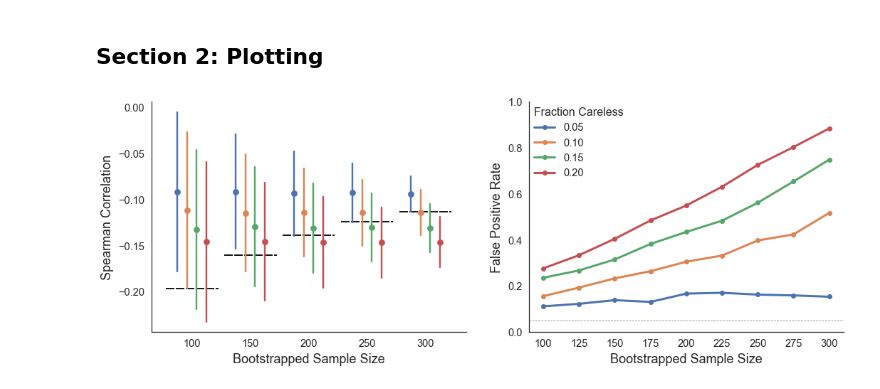
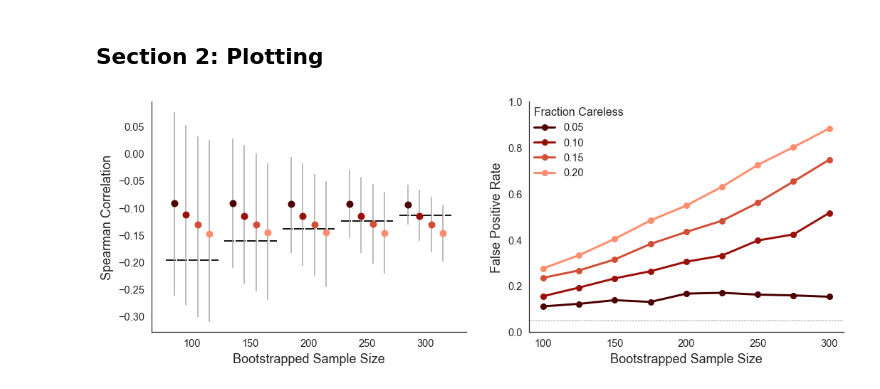
Before and after one commit to nivlab/sciops, a Jupyter notebook: analysis/results_03b.ipynb, the cells around one changed output. Drawn from its saved outputs; the diff is of its cells as text; code cells hidden in the pictures.

```diff
--- a/analysis/results_03b.ipynb
+++ b/analysis/results_03b.ipynb
@@ -83,6 +83,9 @@ for i, p in enumerate(percentiles):
 
 ## Melt DataFrame.
 data = concat(data).melt(id_vars='percentile', var_name='sample', value_name='spearman')
+
+## Convert to GroupBy table.
+gb = data.groupby(['percentile','sample']).quantile([0.025,0.5,0.975]).reset_index()
 # %% [markdown]
 ## Section 2: Plotting
 # %%
@@ -98,8 +101,8 @@ sns.set_theme('notebook', style='white', font='sans-serif', font_scale=1.33)
 
 ## Initialize canvas.
 fig, axes = plt.subplots(1,2,figsize=(15,6))
-palette = ['#cb6464','#bd3f3f','#973333','#712626']
-palette = sns.color_palette(n_colors=4).as_hex()
+# palette = sns.color_palette(n_colors=4).as_hex()
+palette = ['#4c0000','#990f0a','#d34e36','#ff8e6f']
 
 ## Define critical values.
 critical_values = 1.96 / np.sqrt(n_total - 1)
@@ -110,38 +113,51 @@ fpr = (corr.swapaxes(1,2) < -critical_values).mean(axis=0)
 #~~~~~~~~~~~~~~~~~~~~~~~~~~~~~~~~~~~~~~~~~~#
 ### Plot correlations.
 #~~~~~~~~~~~~~~~~~~~~~~~~~~~~~~~~~~~~~~~~~~#
 
-## Plot correlations values.
-sns.pointplot(x='sample', y='spearman', hue='percentile', data=data,  order=n_total[::2],
-              palette=palette, ci='sd', join=False, dodge=0.5, errwidth=2.4, ax=axes[0])
+## Iteratively plot correlations.
+for i, sample in enumerate([100,150,200,250,300]):
+
+    ## Define centers and tails.
+    mu = gb.query(f'sample=={sample} and level_2 == 0.5').spearman.values
+    lb = mu - gb.query(f'sample=={sample} and level_2 == 0.025').spearman.values
+    ub = gb.query(f'sample=={sample} and level_2 == 0.975').spearman.values - mu
+
+    ## Define x-axis.
+    X = i + np.array([-0.3,-0.1,0.1,0.3])
+
+    ## Plot estimates.
+    for x, y, y1, y2, color in zip(X, mu, lb, ub, palette):
+        axes[0].errorbar(x, y, fmt='o', yerr=np.stack([[y1,y2]], axis=1), markersize=9,
+                         color=color, ecolor='0.65')
 
 ## Add critical values.
 for i, y in enumerate(critical_values[::2]):
-    axes[0].plot([i-0.45,i+0.45], [-y,-y], color='0.1', lw=2, linestyle=(0, (6, 1)), zorder=-1)
+    axes[0].plot([i-0.45,i+0.45], [-y,-y], color='0.1', lw=2, linestyle=(0, (7, 1)), zorder=-1)
 
 ## Add detail.
-axes[0].legend_.set_visible(False)
+# axes[0].legend_.set_visible(False)
+axes[0].set(xticks=np.arange(5), xticklabels=[100,150,200,250,300])
 axes[0].set_xlabel('Bootstrapped Sample Size', fontsize=18, labelpad=6)
 axes[0].set_ylabel('Spearman Correlation', fontsize=18, labelpad=6)
 
 #~~~~~~~~~~~~~~~~~~~~~~~~~~~~~~~~~~~~~~~~~~#
 ### Plot false positive rates.
 #~~~~~~~~~~~~~~~~~~~~~~~~~~~~~~~~~~~~~~~~~~#
 
 ## Plot false positive rates.
 for y, label, color in zip(fpr, percentiles, palette):
-    axes[1].plot(n_total, y, 'o-', lw=3, color=color, label='%0.2f' %label)
+    axes[1].plot(n_total, y, 'o-', lw=3, color=color, label='%0.2f' %label, markersize=8)
 axes[1].axhline(0.05, color='0.5', lw=0.8, linestyle='--', zorder=-1)
 
 ## Add detail.
-axes[1].set(ylim=(0,1))
+axes[1].set(xticks=[100,150,200,250,300], ylim=(0,1))
 axes[1].set_xlabel('Bootstrapped Sample Size', fontsize=18, labelpad=6)
 axes[1].set_ylabel('False Positive Rate', fontsize=18, labelpad=6)
 leg = axes[1].legend(loc=2, frameon=False, borderpad=0, title='Fraction Careless')
 leg._legend_box.align = "left"
 
 sns.despine()
 plt.subplots_adjust(left=0.08, right=0.98, top=0.9, bottom=0.15, wspace=0.2)
 plt.savefig(os.path.join('..','figures','main_03b.png'), dpi=180, transparent=True)
 # %% [output]
-[figure, old version]
+[figure, new version]
```
Also changed, not shown: 3 other files.
